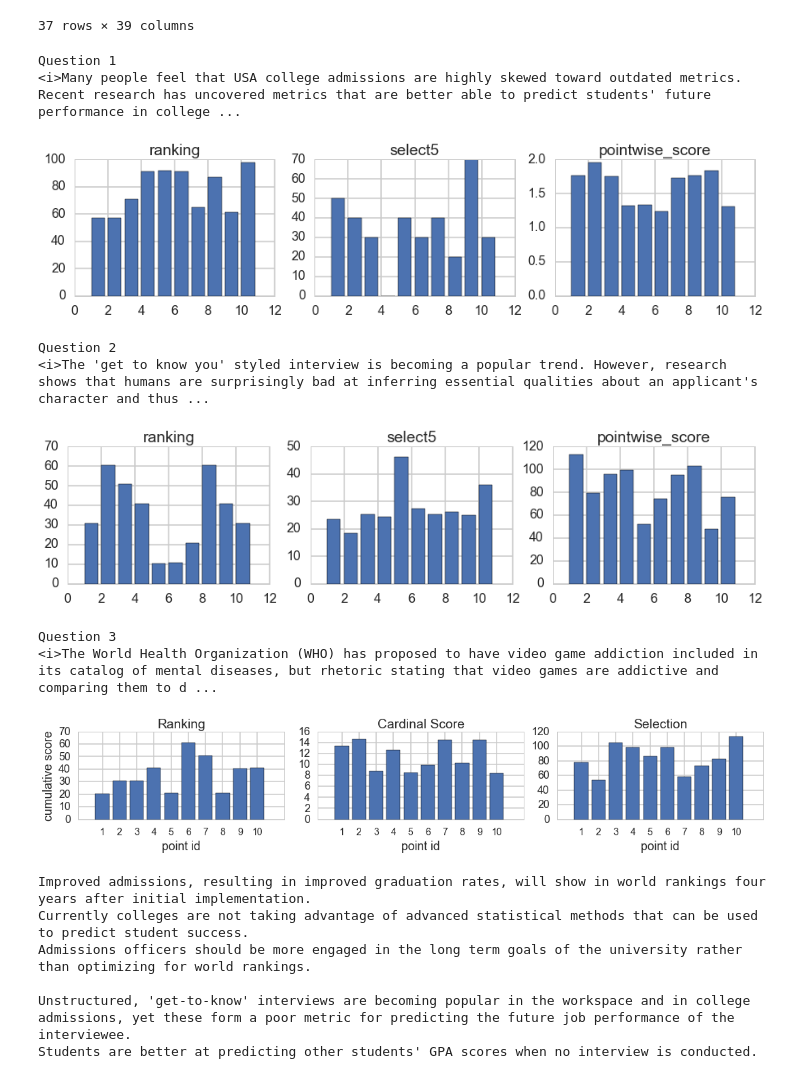
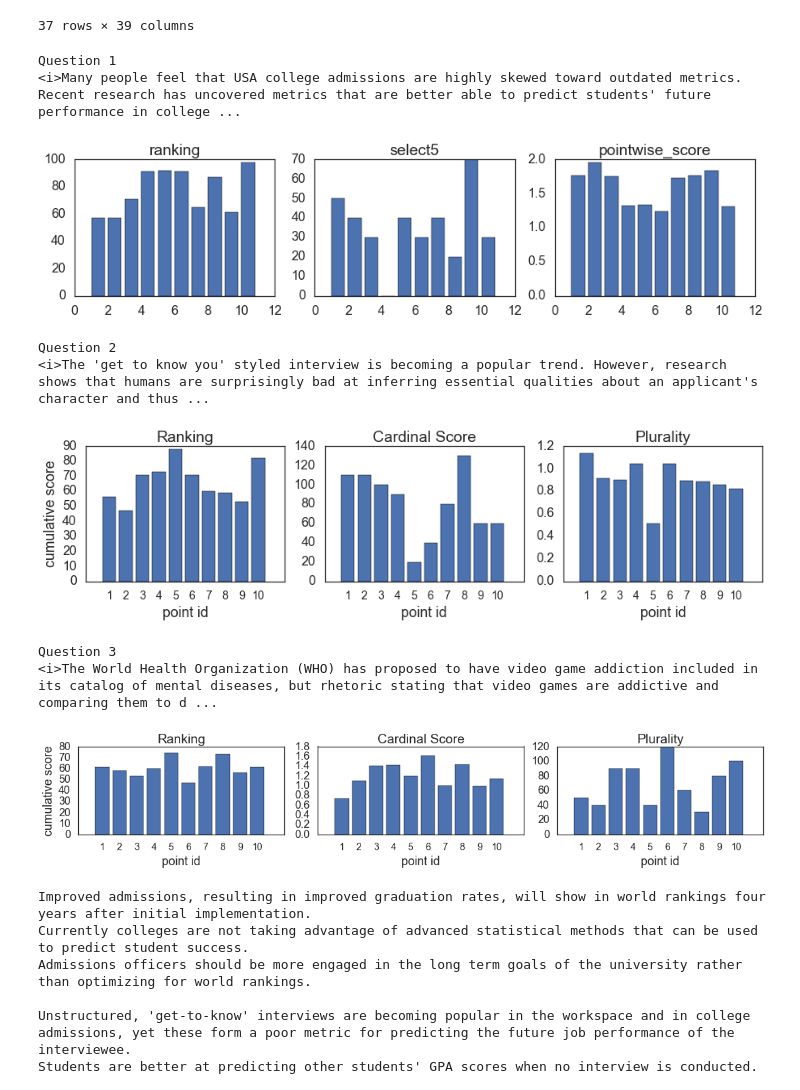
Before and after one commit to NickHoernle/group-mediator-bot, a Jupyter notebook: experiment/Experiment.ipynb, the cells around one changed output. Drawn from its saved outputs; the diff is of its cells as text; code cells hidden in the pictures.

```diff
--- a/experiment/Experiment.ipynb
+++ b/experiment/Experiment.ipynb
@@ -6,8 +6,10 @@ import datetime
 import os
 import matplotlib
 import matplotlib.pyplot as plt
-
-sns.set_style("whitegrid")
+import seaborn as sns
+sns.set_style("white")
 sns.set_context("poster")
 
+colours = sns.color_palette()
+
 %matplotlib inline
@@ -137,10 +141,11 @@ data_df
 # %%
 fig, axes = plt.subplots(1,3, figsize=(15,3))
 print('Question 1')
-print(question_mapping['question1']['question_description'])
+question='question1'
+print(question_mapping[question]['question_description'])
 for i, ax in enumerate(axes):
 
-    agg_num = data_df['question1'][data_df['question1']['qustion_type'] == i + 1][[1,2,3,4,5,6,7,8,9,10]].sum()
+    agg_num = data_df[question][data_df[question]['qustion_type'] == i + 1][[1,2,3,4,5,6,7,8,9,10]].sum()
 
     q_num = agg_num.index
     data = agg_num.values
@@ -149,46 +154,68 @@ for i, ax in enumerate(axes):
 # %% [output]
 Question 1
 <i>Many people feel that USA college admissions are highly skewed toward outdated metrics. Recent research has uncovered metrics that are better able to predict students' future performance in college ...
-[figure, old version]
+[figure, new version]
 # %%
 fig, axes = plt.subplots(1,3, figsize=(15,3))
 print('Question 2')
-print(question_mapping['question2']['question_description'])
+question = 'question2'
+print(question_mapping[question]['question_description'])
 for i, ax in enumerate(axes):
 
-    agg_num = data_df['question2'][data_df['question1']['qustion_type'] == i + 1][[1,2,3,4,5,6,7,8,9,10]].sum()
+    if i == 0:
+        q_type = 1
+    elif i == 2:
+        q_type = 2
+    else:
+        q_type = 3
+
+    agg_num = data_df[question][data_df[question]['qustion_type'] == i + 1][[1,2,3,4,5,6,7,8,9,10]].sum()
 
     q_num = agg_num.index
     data = agg_num.values
     ax.bar(q_num, data)
-    ax.set_title(question_types[i+1])
+
+    if q_type == 1:
+        ax.set_title('Ranking')
+    elif q_type == 2:
+        ax.set_title('Plurality')
+    else:
+        ax.set_title('Cardinal Score')
+
+    if i == 0:
+        ax.set_ylabel('cumulative score')
+    ax.set_xlabel('point id')
+    ax.set_xticks(np.arange(1,11)+0.4)
+    ax.set_xticklabels(np.arange(1,11), fontdict={'size':14})
 # %% [output]
 Question 2
 <i>The 'get to know you' styled interview is becoming a popular trend. However, research shows that humans are surprisingly bad at inferring essential qualities about an applicant's character and thus ...
-[figure, old version]
+[figure, new version]
 # %%
 fig, axes = plt.subplots(1,3, figsize=(15,3))
 print('Question 3')
-print(question_mapping['question3']['question_description'])
+question = 'question3'
+print(question_mapping[question]['question_description'])
 for i, ax in enumerate(axes):
 
     if i == 0:
         q_type = 1
     elif i == 2:
+        q_type = 2
+    else:
         q_type = 3
-    else:
-        q_type = 2
 
-    agg_num = data_df['question3'][data_df['question1']['qustion_type'] == q_type][[1,2,3,4,5,6,7,8,9,10]].sum()
+    agg_num = data_df[question][data_df[question]['qustion_type'] == q_type][[1,2,3,4,5,6,7,8,9,10]].sum()
 
+    agg_num.sort_index(inplace=True)
     q_num = agg_num.index
     data = agg_num.values
     ax.bar(q_num, data)
 
     if q_type == 1:
         ax.set_title('Ranking')
-    elif q_type == 3:
-        ax.set_title('Selection')
+    elif q_type == 2:
+        ax.set_title('Plurality')
     else:
         ax.set_title('Cardinal Score')
 
@@ -201,7 +228,7 @@ fig.tight_layout()
 # %% [output]
 Question 3
 <i>The World Health Organization (WHO) has proposed to have video game addiction included in its catalog of mental diseases, but rhetoric stating that video games are addictive and comparing them to d ...
-[figure, old version]
+[figure, new version]
 # %%
 print(question_mapping['question1']['answers']['6'])
 print(question_mapping['question1']['answers']['9'])
```
Also changed, not shown: parts of 21 cells of this notebook, 1 other file.
